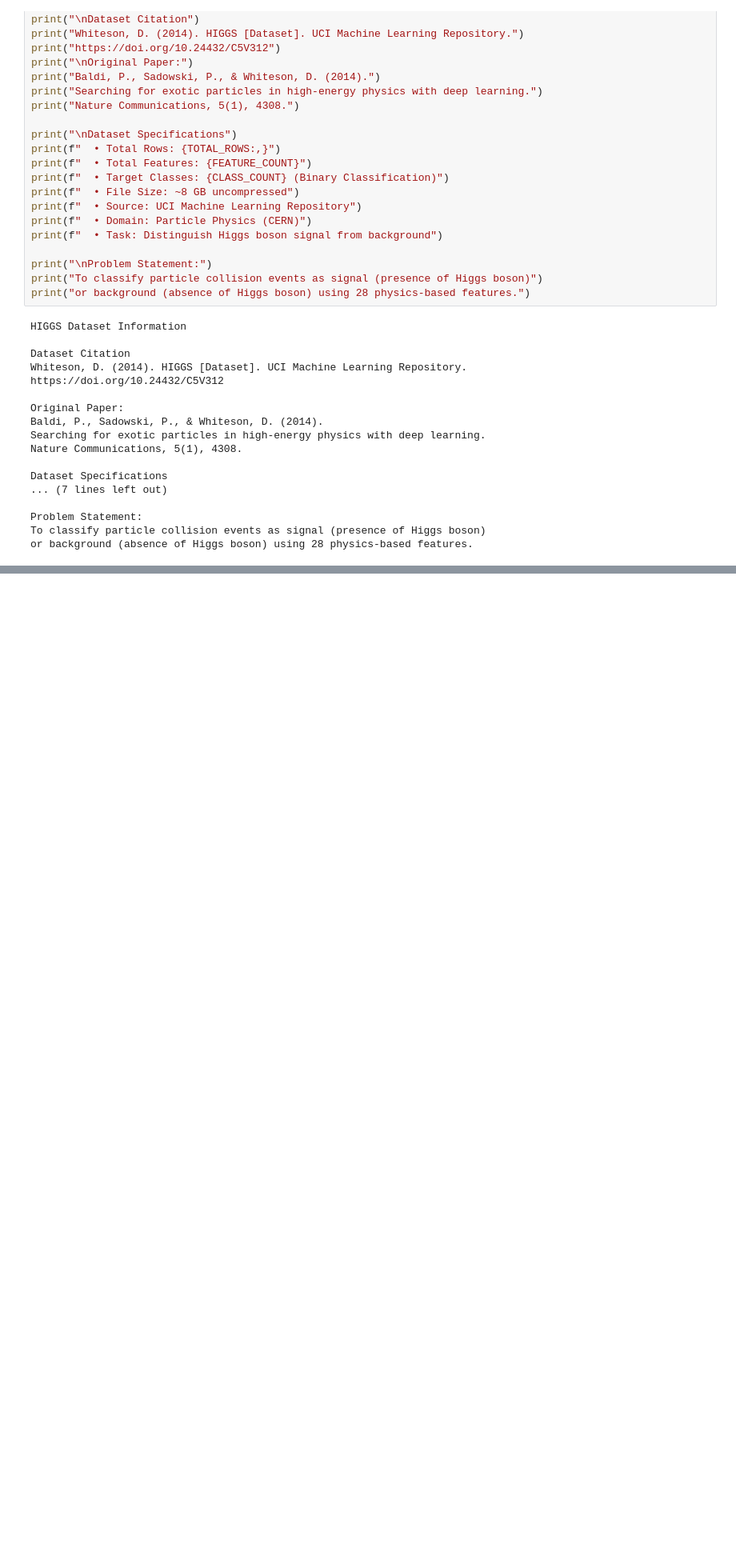
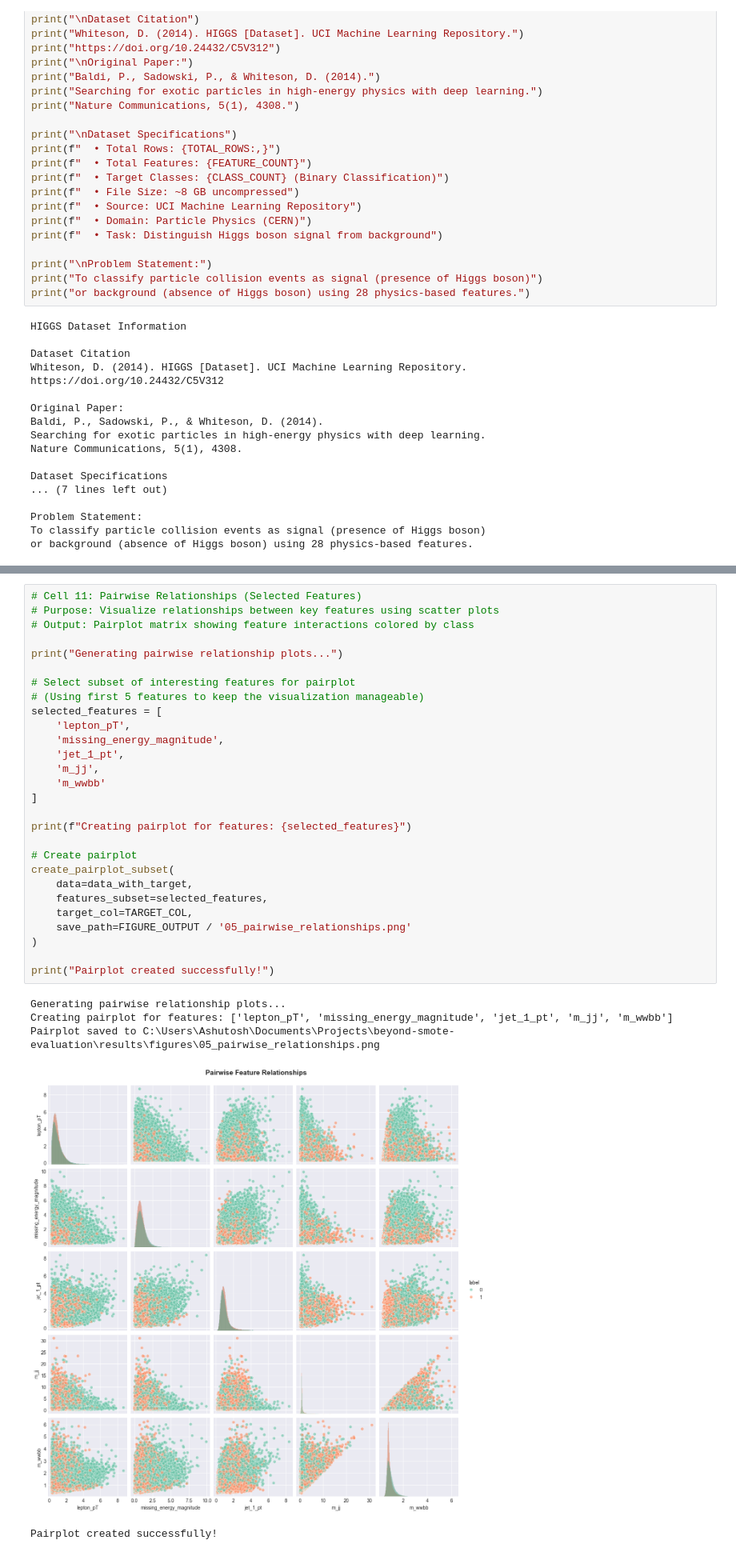
Before and after one commit to ashu-tagore/beyond_smote_evaluation, a Jupyter notebook: notebooks/01_EDA.ipynb, the cells around one changed output, grey strips where cells are left out. Shown at 80% size. Drawn from its saved outputs; the diff is of its cells as text; blank space fills up the shorter version.

```diff
--- a/notebooks/01_EDA.ipynb
+++ b/notebooks/01_EDA.ipynb
@@ -77,0 +394,34 @@ or background (absence of Higgs boson) using 28 physics-based features.
+# %%
+# Cell 11: Pairwise Relationships (Selected Features)
+# Purpose: Visualize relationships between key features using scatter plots
+# Output: Pairplot matrix showing feature interactions colored by class
+
+print("Generating pairwise relationship plots...")
+
+# Select subset of interesting features for pairplot
+# (Using first 5 features to keep the visualization manageable)
+selected_features = [
+    'lepton_pT',
+    'missing_energy_magnitude',
+    'jet_1_pt',
+    'm_jj',
+    'm_wwbb'
+]
+
+print(f"Creating pairplot for features: {selected_features}")
+
+# Create pairplot
+create_pairplot_subset(
+    data=data_with_target,
+    features_subset=selected_features,
+    target_col=TARGET_COL,
+    save_path=FIGURE_OUTPUT / '05_pairwise_relationships.png'
+)
+
+print("Pairplot created successfully!")
+# %% [output]
+Generating pairwise relationship plots...
+Creating pairplot for features: ['lepton_pT', 'missing_energy_magnitude', 'jet_1_pt', 'm_jj', 'm_wwbb']
+Pairplot saved to C:\Users\Ashutosh\Documents\Projects\beyond-smote-evaluation\results\figures\05_pairwise_relationships.png
+[figure, added]
+Pairplot created successfully!
```
Also changed, not shown: parts of 14 cells of this notebook.
